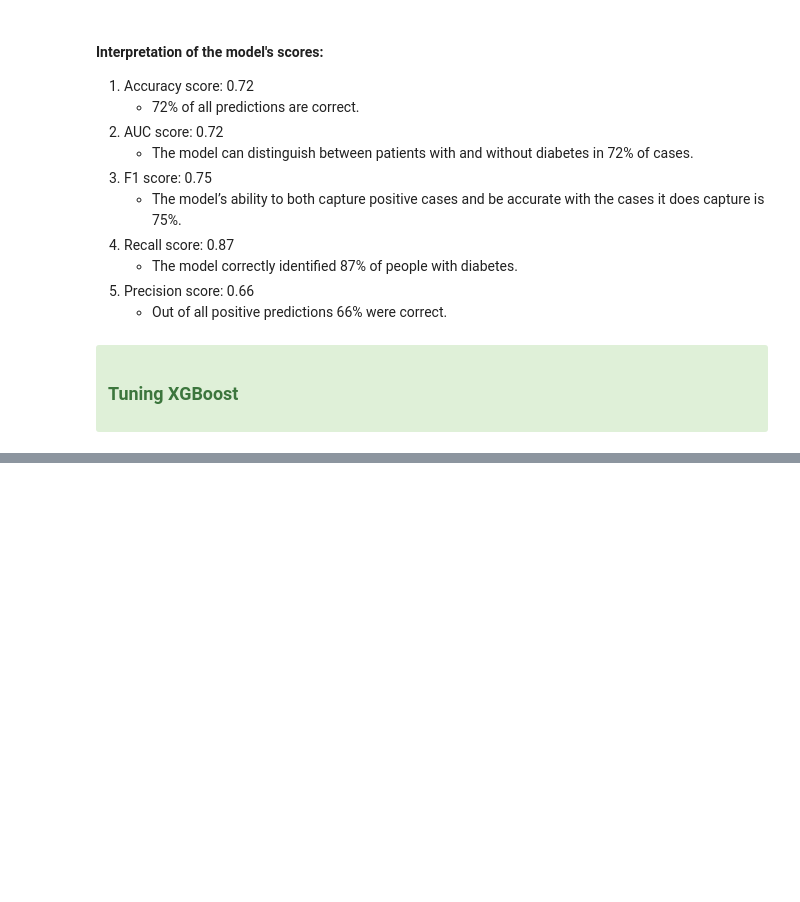
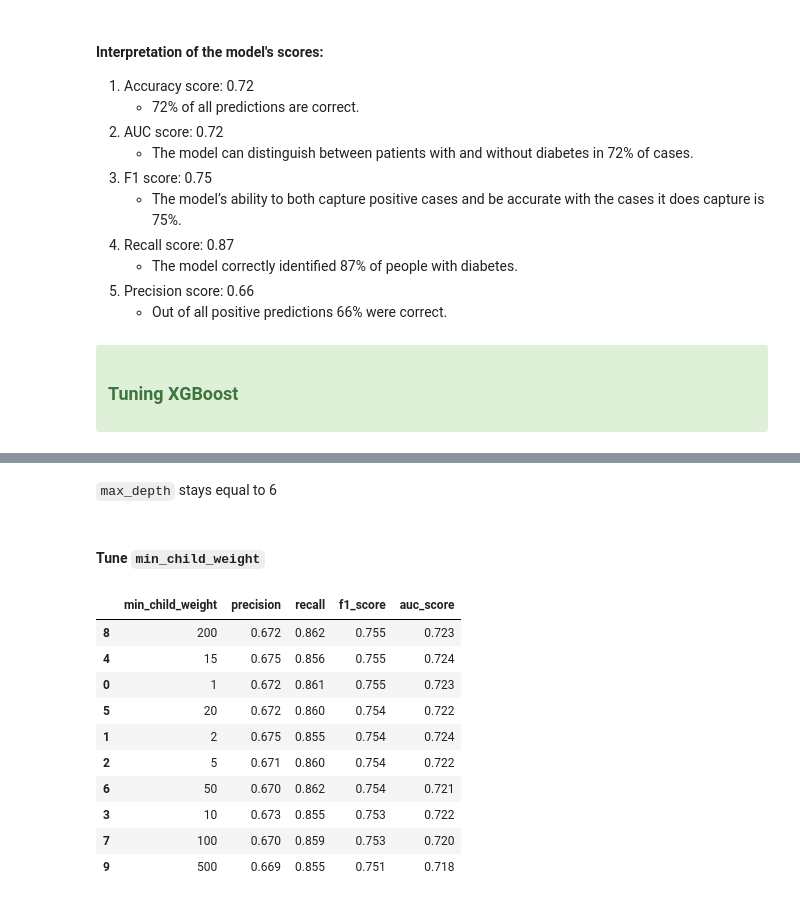
Before and after one commit to nadia-paz/cdc_diabetes, a Jupyter notebook: notebook.ipynb, the cells around one changed output, grey strips where cells are left out. Saved outputs shown, nothing was run; the diff lists cells and outputs as text; code cells hidden in the pictures; blank space fills up the shorter version.

```diff
--- a/notebook.ipynb
+++ b/notebook.ipynb
@@ -791,0 +944,39 @@ weighted avg       0.74      0.72      0.71     14039
+# %% [markdown]
+`max_depth` stays equal to 6
+# %% [markdown]
+#### Tune `min_child_weight`
+# %%
+scores = []
+for w in [1, 2, 5, 10, 15, 20, 50, 100, 200, 500]:
+    xgb_params = {
+            'eta': 0.3, # learning rate
+            'max_depth': 6,
+            'min_child_weight': w, # min_samples_leaf
+
+            'objective': 'binary:logistic', # specify that we have a binary classification model
+            'eval_metric': 'auc',
+            'nthread': 8,
+            'seed': dp.seed,
+            'verbosity': 1 # show the process 0, 1, 2
+    }
+    model = xgb.train(xgb_params, dtrain, num_boost_round=15)
+    y_pred = model.predict(dval) >= 0.4
+    precision = precision_score(y_val, y_pred)
+    recall = recall_score(y_val, y_pred)
+    f1 = f1_score(y_val, y_pred)
+    auc = roc_auc_score(y_val, y_pred)
+    scores.append((w, precision, recall, f1, auc))
+df_scores = pd.DataFrame(scores, columns=["min_child_weight",  "precision", "recall", "f1_score", "auc_score"])
+df_scores.sort_values(by=["f1_score", "auc_score"], ascending=False).head(10)
+# %% [output]
+|  | min_child_weight | precision | recall | f1_score | auc_score |
+| 8 | 200 | 0.672 | 0.862 | 0.755 | 0.723 |
+| 4 | 15 | 0.675 | 0.856 | 0.755 | 0.724 |
+| 0 | 1 | 0.672 | 0.861 | 0.755 | 0.723 |
+| 5 | 20 | 0.672 | 0.860 | 0.754 | 0.722 |
+| 1 | 2 | 0.675 | 0.855 | 0.754 | 0.724 |
+| 2 | 5 | 0.671 | 0.860 | 0.754 | 0.722 |
+| 6 | 50 | 0.670 | 0.862 | 0.754 | 0.721 |
+| 3 | 10 | 0.673 | 0.855 | 0.753 | 0.722 |
+| 7 | 100 | 0.670 | 0.859 | 0.753 | 0.720 |
+| 9 | 500 | 0.669 | 0.855 | 0.751 | 0.718 |
```
Also changed, not shown: parts of 33 cells of this notebook.
